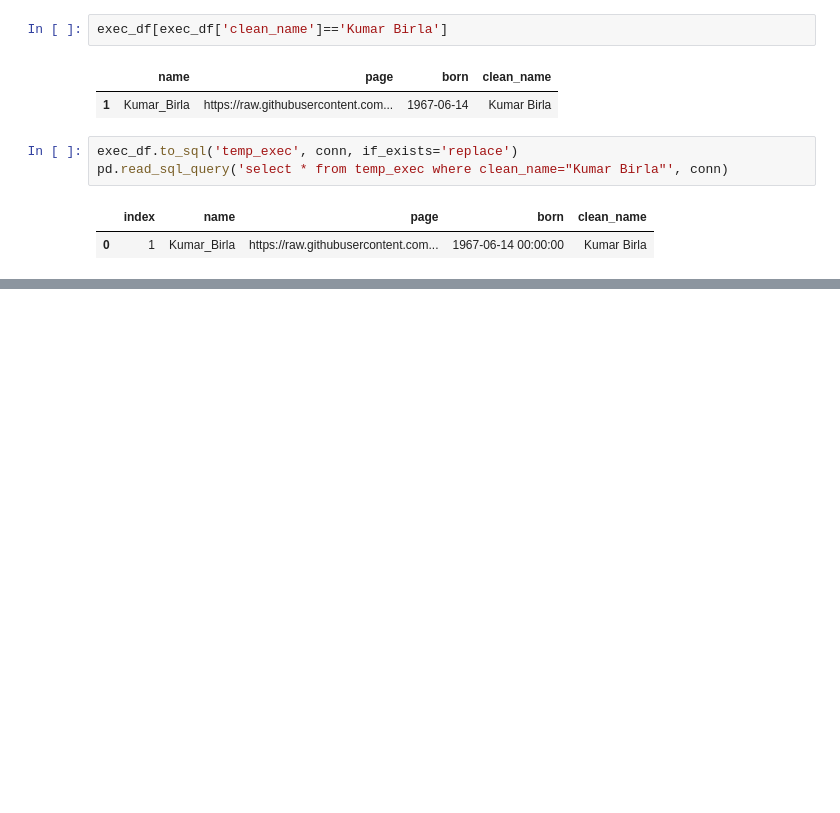
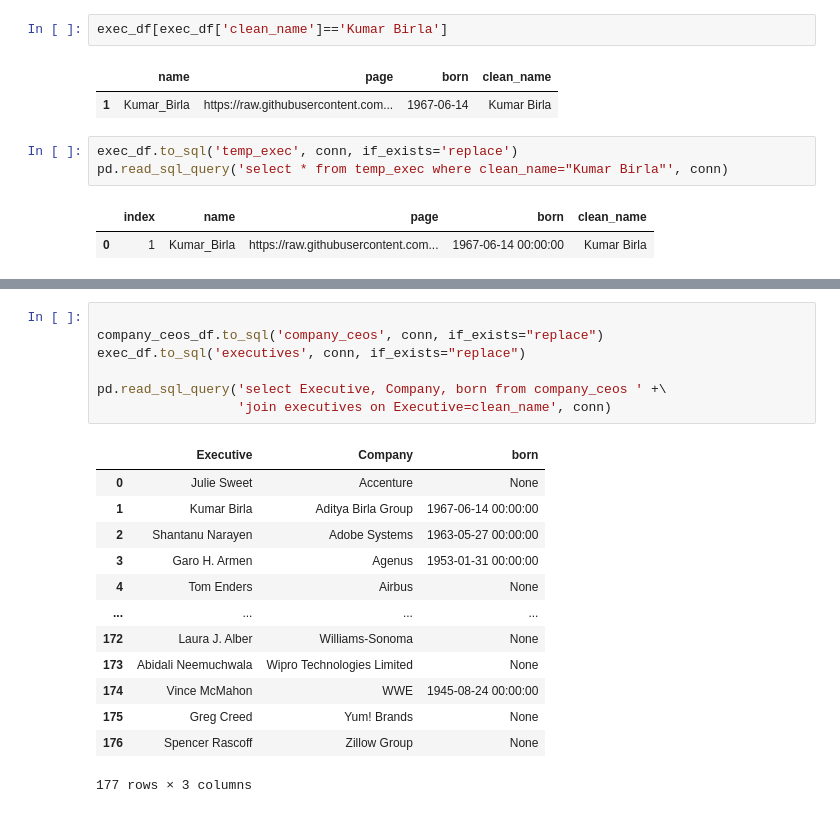
Before and after one commit to kehinde-ezekiel/REU-DataScienceProgram, a Jupyter notebook: DataWrangling.ipynb, the cells around one changed output, grey strips where cells are left out. Cells and saved outputs as stored; diff of their text form; blank space fills up the shorter version.

```diff
--- a/DataWrangling.ipynb
+++ b/DataWrangling.ipynb
@@ -327,0 +373,21 @@ pd.read_sql_query('select * from temp_exec where clean_name="Kumar Birla"', conn
+# %%
+
+company_ceos_df.to_sql('company_ceos', conn, if_exists="replace")
+exec_df.to_sql('executives', conn, if_exists="replace")
+
+pd.read_sql_query('select Executive, Company, born from company_ceos ' +\
+                  'join executives on Executive=clean_name', conn)
+# %% [output]
+|  | Executive | Company | born |
+| 0 | Julie Sweet | Accenture | None |
+| 1 | Kumar Birla | Aditya Birla Group | 1967-06-14 00:00:00 |
+| 2 | Shantanu Narayen | Adobe Systems | 1963-05-27 00:00:00 |
+| 3 | Garo H. Armen | Agenus | 1953-01-31 00:00:00 |
+| 4 | Tom Enders | Airbus | None |
+| ... | ... | ... | ... |
+| 172 | Laura J. Alber | Williams-Sonoma | None |
+| 173 | Abidali Neemuchwala | Wipro Technologies Limited | None |
+| 174 | Vince McMahon | WWE | 1945-08-24 00:00:00 |
+| 175 | Greg Creed | Yum! Brands | None |
+| 176 | Spencer Rascoff | Zillow Group | None |
+177 rows × 3 columns
```
Also changed, not shown: parts of 13 cells of this notebook.
